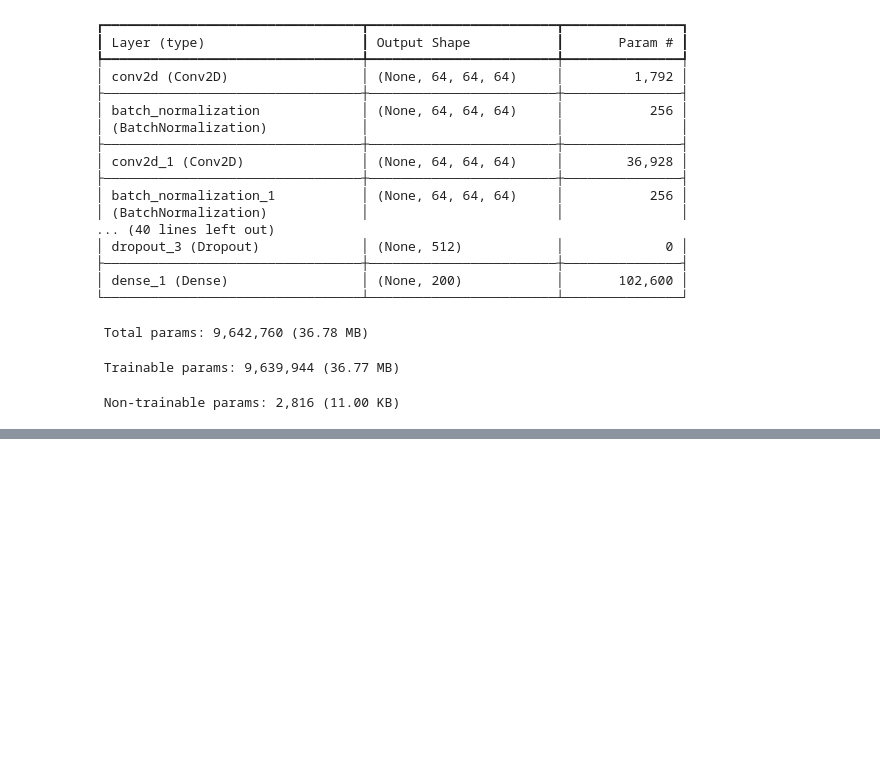
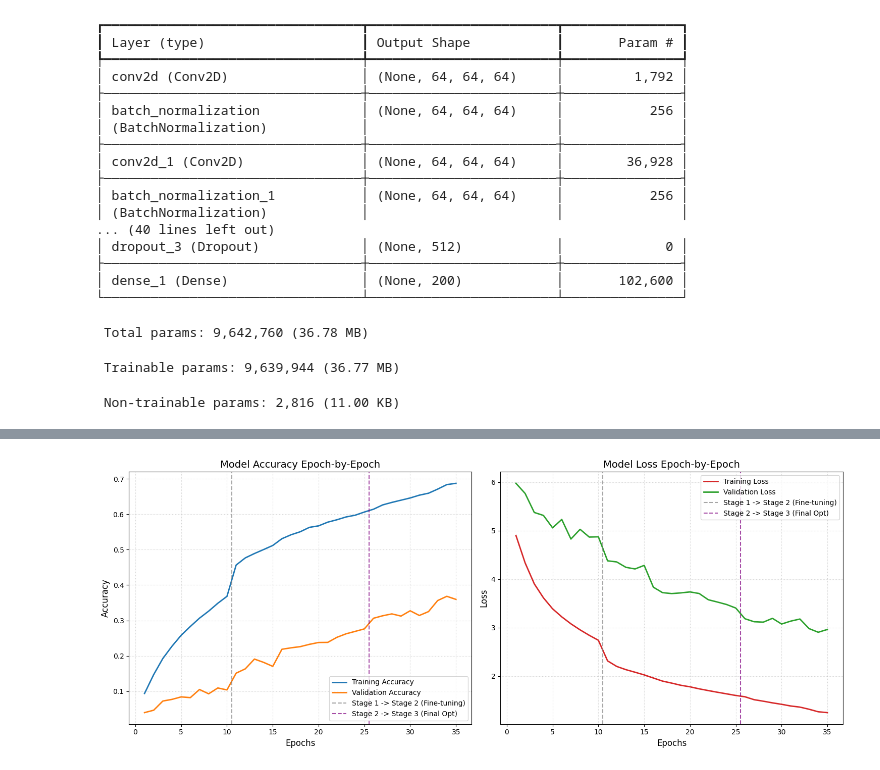
Before and after one commit to NinhHTK/Documents, a Jupyter notebook: SE196288_Design_CNN.ipynb, the cells around one changed output, grey strips where cells are left out. Cells and saved outputs as stored; diff of their text form; code cells hidden in the pictures; blank space fills up the shorter version.

Commit message:
Được tạo bằng Colab

```diff
--- a/SE196288_Design_CNN.ipynb
+++ b/SE196288_Design_CNN.ipynb
@@ -397,0 +401,20 @@ model.load_weights("resnet_tiny_imagenet_epoch2.keras") # Hoặc tên file check
+# %%
+# Sử dụng lại train_ds tiêu chuẩn với augmentation nhẹ nhàng để tránh mất chi tiết ảnh
+final_lr_scheduler = tf.keras.callbacks.ReduceLROnPlateau(
+    monitor='val_accuracy',
+    factor=0.5,
+    patience=2,
+    min_lr=1e-6,
+    verbose=1
+)
+
+# Thiết lập học bổng tối ưu mịn bằng phương thức assign chuẩn của Keras
+model.optimizer.learning_rate.assign(5e-5)
+
+print("Bắt đầu huấn luyện tối ưu hóa sâu với tập dữ liệu chuẩn để đạt val_accuracy cao nhất...")
+history_final = model.fit(
+    train_ds,
+    validation_data=val_ds,
+    epochs=10,
+    callbacks=[final_lr_scheduler]
+)
@@ -397,0 +439,42 @@ model.load_weights("resnet_tiny_imagenet_epoch2.keras") # Hoặc tên file check
+# %%
+import matplotlib.pyplot as plt
+
+# Kết hợp lịch sử huấn luyện từ các giai đoạn
+all_acc = history.history['accuracy'] + history_extra.history['accuracy'] + history_final.history['accuracy']
+all_val_acc = history.history['val_accuracy'] + history_extra.history['val_accuracy'] + history_final.history['val_accuracy']
+all_loss = history.history['loss'] + history_extra.history['loss'] + history_final.history['loss']
+all_val_loss = history.history['val_loss'] + history_extra.history['val_loss'] + history_final.history['val_loss']
+
+epochs_range = range(1, len(all_acc) + 1)
+
+# Vẽ biểu đồ Accuracy và Loss
+plt.figure(figsize=(15, 6))
+
+# Biểu đồ Accuracy
+plt.subplot(1, 2, 1)
+plt.plot(epochs_range, all_acc, label='Training Accuracy', color='#1f77b4', linewidth=2)
+plt.plot(epochs_range, all_val_acc, label='Validation Accuracy', color='#ff7f0e', linewidth=2)
+plt.axvline(x=10.5, color='gray', linestyle='--', alpha=0.7, label='Stage 1 -> Stage 2 (Fine-tuning)')
+plt.axvline(x=25.5, color='purple', linestyle='--', alpha=0.7, label='Stage 2 -> Stage 3 (Final Opt)')
+plt.title('Model Accuracy Epoch-by-Epoch', fontsize=14)
+plt.xlabel('Epochs', fontsize=12)
+plt.ylabel('Accuracy', fontsize=12)
+plt.legend(loc='lower right')
+plt.grid(True, linestyle=':', alpha=0.6)
+
+# Biểu đồ Loss
+plt.subplot(1, 2, 2)
+plt.plot(epochs_range, all_loss, label='Training Loss', color='#d62728', linewidth=2)
+plt.plot(epochs_range, all_val_loss, label='Validation Loss', color='#2ca02c', linewidth=2)
+plt.axvline(x=10.5, color='gray', linestyle='--', alpha=0.7, label='Stage 1 -> Stage 2 (Fine-tuning)')
+plt.axvline(x=25.5, color='purple', linestyle='--', alpha=0.7, label='Stage 2 -> Stage 3 (Final Opt)')
+plt.title('Model Loss Epoch-by-Epoch', fontsize=14)
+plt.xlabel('Epochs', fontsize=12)
+plt.ylabel('Loss', fontsize=12)
+plt.legend(loc='upper right')
+plt.grid(True, linestyle=':', alpha=0.6)
+
+plt.tight_layout()
+plt.show()
+# %% [output]
+[figure, added]
```
Also changed, not shown: parts of 10 cells of this notebook.
